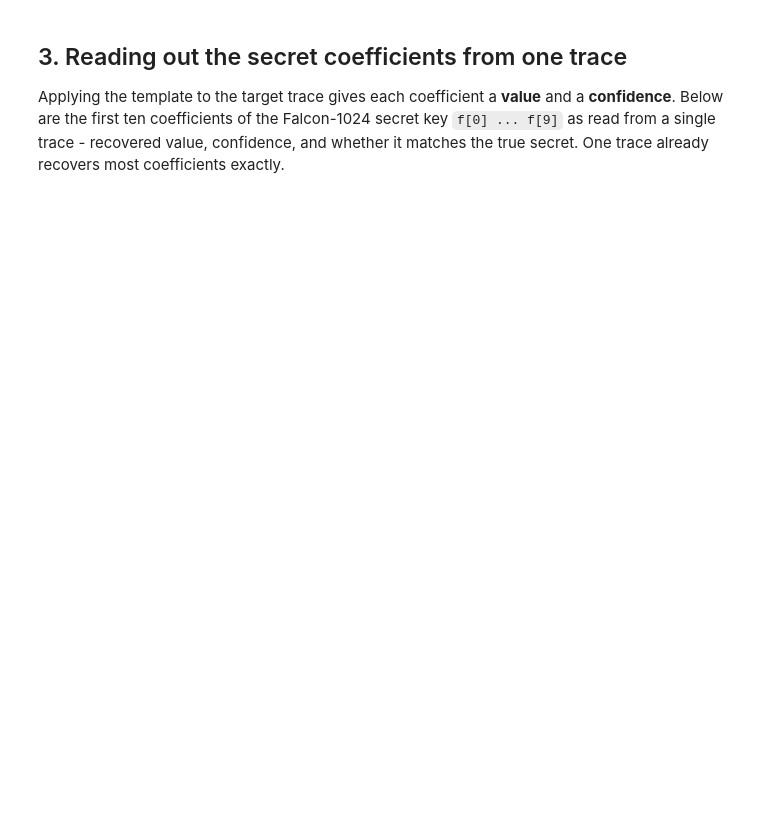
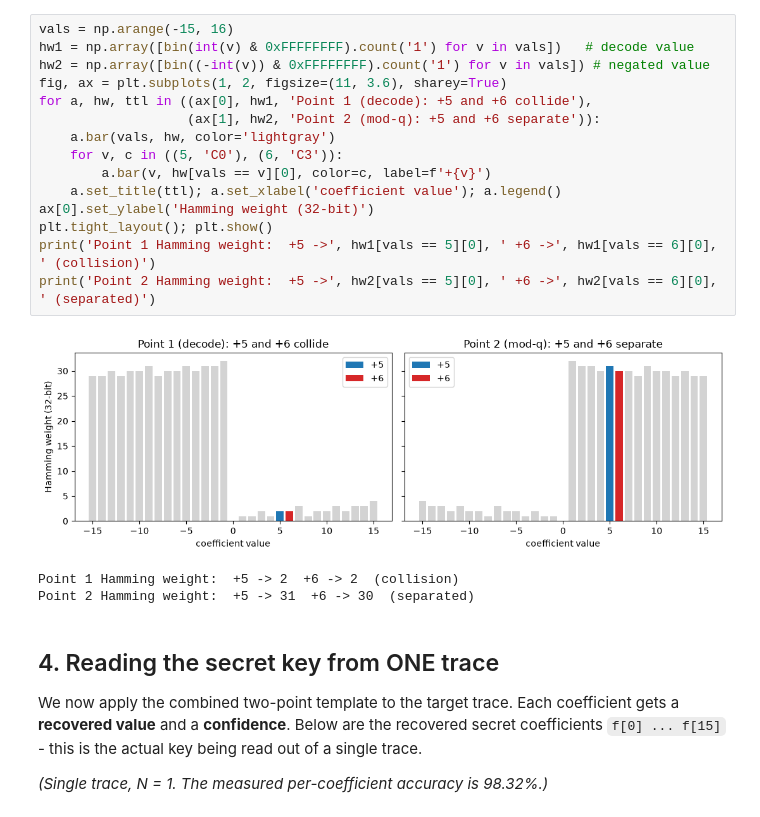
Before and after one commit to Mervespm/Pinata, a Jupyter notebook: sca-scripts/demo/falcon_demo.ipynb, the cells around one changed output. Drawn from its saved outputs; the diff is of its cells as text; blank space fills up the shorter version.

```diff
--- a/sca-scripts/demo/falcon_demo.ipynb
+++ b/sca-scripts/demo/falcon_demo.ipynb
@@ -74,9 +85,29 @@ plt.tight_layout(); plt.show()
+# %%
+vals = np.arange(-15, 16)
+hw1 = np.array([bin(int(v) & 0xFFFFFFFF).count('1') for v in vals])   # decode value
+hw2 = np.array([bin((-int(v)) & 0xFFFFFFFF).count('1') for v in vals]) # negated value
+fig, ax = plt.subplots(1, 2, figsize=(11, 3.6), sharey=True)
+for a, hw, ttl in ((ax[0], hw1, 'Point 1 (decode): +5 and +6 collide'),
+                   (ax[1], hw2, 'Point 2 (mod-q): +5 and +6 separate')):
+    a.bar(vals, hw, color='lightgray')
+    for v, c in ((5, 'C0'), (6, 'C3')):
+        a.bar(v, hw[vals == v][0], color=c, label=f'+{v}')
+    a.set_title(ttl); a.set_xlabel('coefficient value'); a.legend()
+ax[0].set_ylabel('Hamming weight (32-bit)')
+plt.tight_layout(); plt.show()
+print('Point 1 Hamming weight:  +5 ->', hw1[vals == 5][0], ' +6 ->', hw1[vals == 6][0], ' (collision)')
+print('Point 2 Hamming weight:  +5 ->', hw2[vals == 5][0], ' +6 ->', hw2[vals == 6][0], ' (separated)')
+# %% [output]
+[figure, added]
+Point 1 Hamming weight:  +5 -> 2  +6 -> 2  (collision)
+Point 2 Hamming weight:  +5 -> 31  +6 -> 30  (separated)
 # %% [markdown]
-## 3. Reading out the secret coefficients from one trace
+## 4. Reading the secret key from ONE trace
 
-Applying the template to the target trace gives each coefficient a **value** and a
-**confidence**. Below are the first ten coefficients of the Falcon-1024 secret key
-`f[0] ... f[9]` as read from a single trace - recovered value, confidence, and whether
-it matches the true secret. One trace already recovers most coefficients exactly.
+We now apply the combined two-point template to the target trace. Each coefficient gets a
+**recovered value** and a **confidence**. Below are the recovered secret coefficients
+`f[0] ... f[15]` - this is the actual key being read out of a single trace.
+
+*(Single trace, N = 1. The measured per-coefficient accuracy is 98.32%.)*
 # %%
 rng = np.random.default_rng(1)
```
Also changed, not shown: parts of 20 cells of this notebook, 1 other file.
